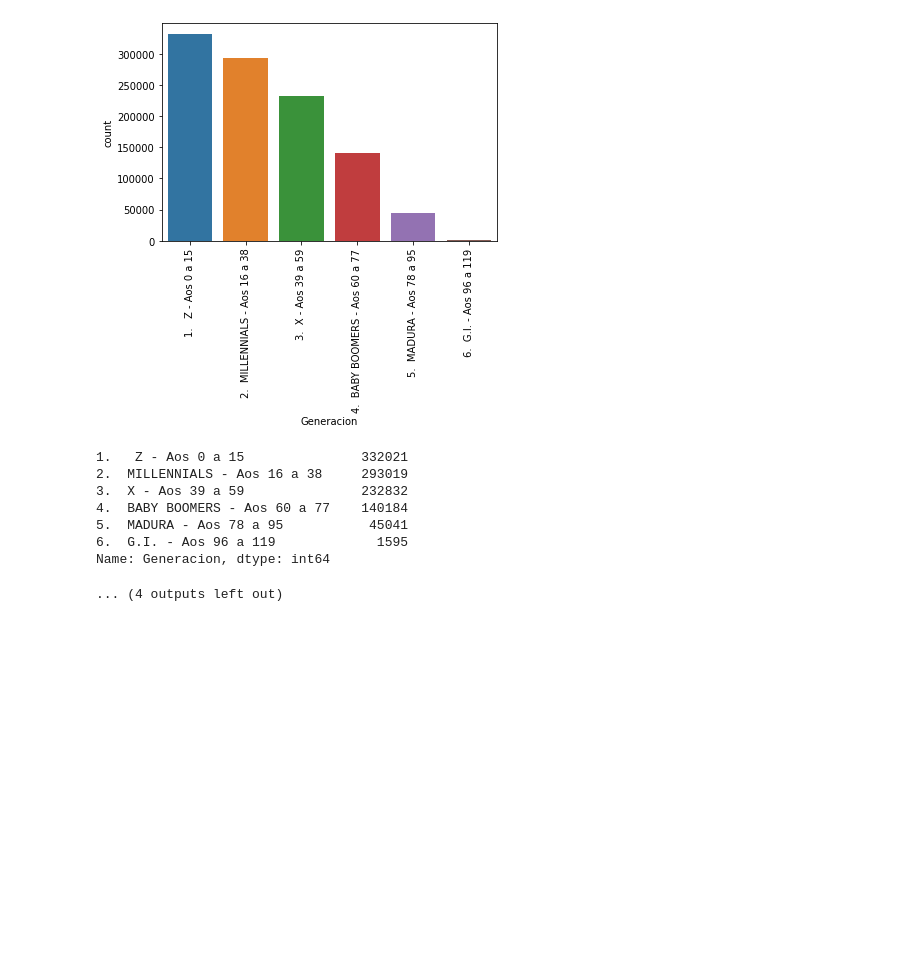
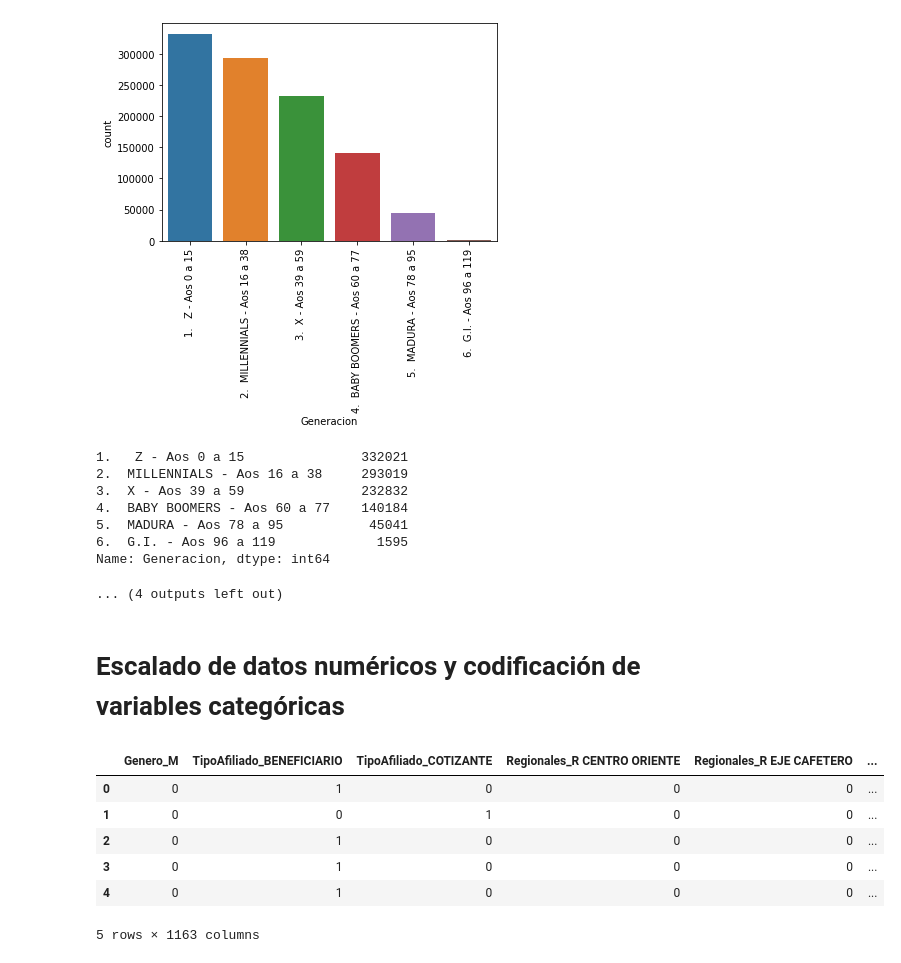
Before and after one commit to cdgonzalezr1/proyecto_aprendizaje_no_supervisado, a Jupyter notebook: proyecto_arquetipos.ipynb, the cells around one changed output. Saved outputs shown, nothing was run; the diff lists cells and outputs as text; code cells hidden in the pictures; blank space fills up the shorter version.

```diff
--- a/proyecto_arquetipos.ipynb
+++ b/proyecto_arquetipos.ipynb
@@ -164,3 +165,37 @@ Name: AfilidoPAC, dtype: int64
 6.  G.I. - Aos 96 a 119             1595
 Name: Generacion, dtype: int64
 ... (4 outputs left out)
+# %% [markdown]
+# Escalado de datos numéricos y codificación de variables categóricas
+# %%
+df_numerical = df[['Edades','PQRS 2020',
+       'PortalWeb 2020', 'APP 2020', 'CallCenter 2020',
+       'OAA 2020', 'AsesorAClic 2020', 'ViveDigital 2020', 'IVR 2020',
+       'ChatEnLinea']]
+df_numerical.head()
+
+
+scaler = StandardScaler()
+df_numerical_scaled = scaler.fit_transform(df_numerical)
+df_numerical_scaled = pd.DataFrame(df_numerical_scaled, columns=df_numerical.columns)
+df_numerical_scaled.head()
+
+
+
+df_categorical = df[['Genero', 'TipoAfiliado', 'Regionales', 'Departamento',
+       'Municipios', 'Zonas', 'REGIMEN', 'AfilidoPAC', 'Multiquejoso', 'mujerEnEdadFertil',
+       'categoriaNivelDeDigitalizacionOficial', 'Condicion_Cronica_idSalud',
+       'NivelRiesgo_idSalud', 'Discapacidad_idSalud', 'Etnia_idSalud',
+       'NivelEducativo_idSalud']]
+df_categorical.head()
+
+df_categorical = pd.get_dummies(df_categorical, drop_first=True)
+df_categorical.head()
+# %% [output]
+|  | Genero_M | TipoAfiliado_BENEFICIARIO | TipoAfiliado_COTIZANTE | Regionales_R CENTRO ORIENTE | Regionales_R EJE CAFETERO | ... |
+| 0 | 0 | 1 | 0 | 0 | 0 | ... |
+| 1 | 0 | 0 | 1 | 0 | 0 | ... |
+| 2 | 0 | 1 | 0 | 0 | 0 | ... |
+| 3 | 0 | 1 | 0 | 0 | 0 | ... |
+| 4 | 0 | 1 | 0 | 0 | 0 | ... |
+5 rows × 1163 columns
```
Also changed, not shown: parts of 14 cells of this notebook.
